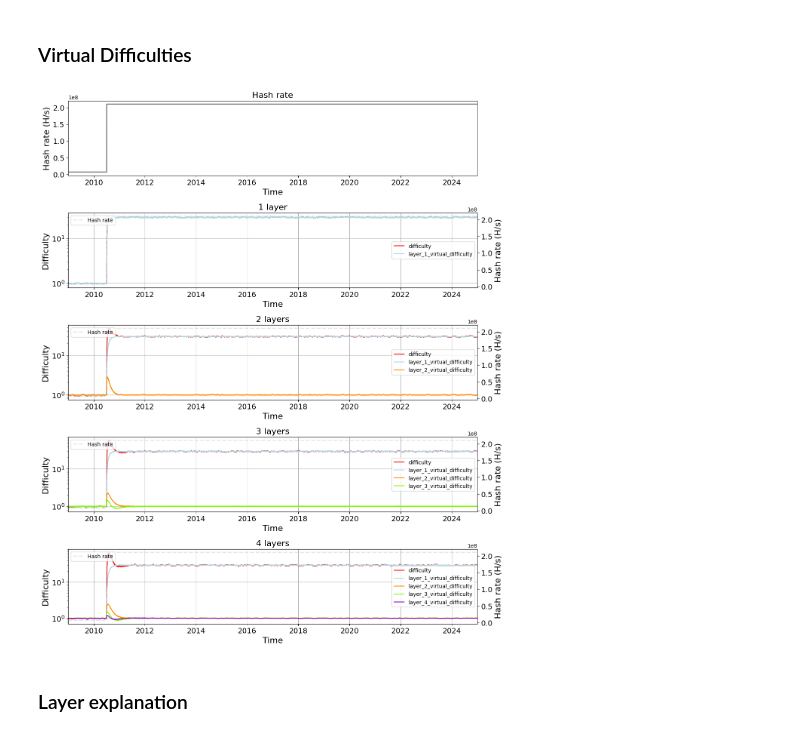
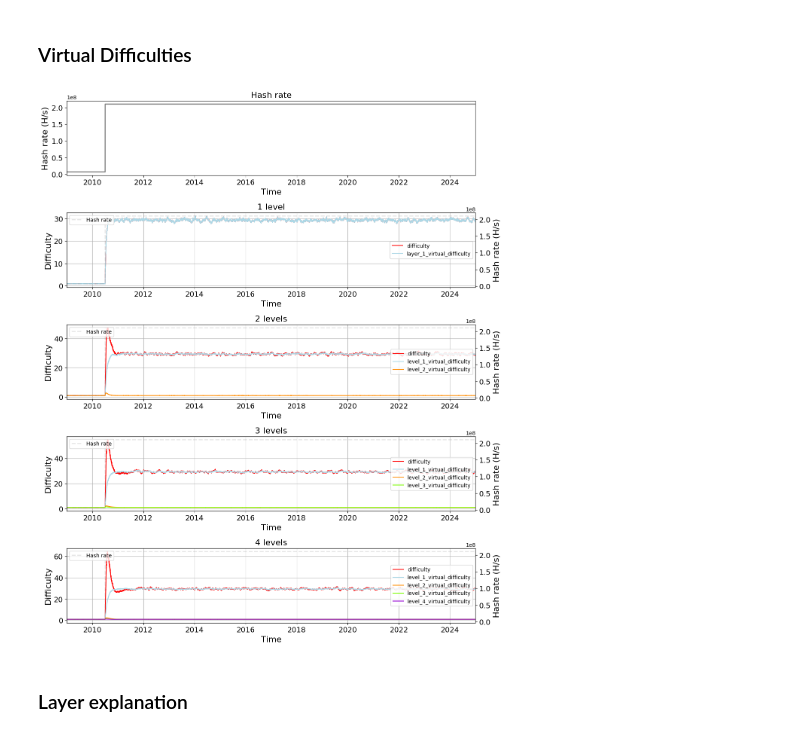
Before and after one commit to demKyr/BCH-DAA-2, a Jupyter notebook: visualisation_final.ipynb, the cells around one changed output. Saved outputs shown, nothing was run; the diff lists cells and outputs as text; code cells hidden in the pictures.

```diff
--- a/visualisation_final.ipynb
+++ b/visualisation_final.ipynb
@@ -352,10 +360,10 @@ ax2_2 = axs[2].twinx()
 ax2_3 = axs[3].twinx()
 ax2_4 = axs[4].twinx()
 
-axs[1].set_yscale('log')
+# axs[1].set_yscale('log')
 axs[1].plot(df_1_layer['median_time'], df_1_layer['difficulty'], color='red', label='difficulty')
 axs[1].plot(df_1_layer['median_time'], df_1_layer['layer_1_virtual_difficulty'], color='lightblue', label='layer_1_virtual_difficulty')
-axs[1].set_title('1 layer', fontsize=16)
+axs[1].set_title('1 level', fontsize=16)
 axs[1].set_xlabel('Time', fontsize=16)
 axs[1].set_ylabel('Difficulty', fontsize=16)
 axs[1].tick_params(axis='both', which='major', labelsize=14)
@@ -370,11 +378,11 @@ ax2_1.legend(loc='upper left')
 # axs[1].set_ylim(-1, pow(10,3)) # changes the scale of the y-axis
 # ax2_1.set_ylim(-1, pow(10,10)) # changes the scale of the y-axis
 
-axs[2].set_yscale('log')
+# axs[2].set_yscale('log')
 axs[2].plot(df_2_layer['median_time'], df_2_layer['difficulty'], color='red', label='difficulty')
-axs[2].plot(df_2_layer['median_time'], df_2_layer['layer_1_virtual_difficulty'], color='lightblue', label='layer_1_virtual_difficulty')
-axs[2].plot(df_2_layer['median_time'], df_2_layer['layer_2_virtual_difficulty'], color='darkorange', label='layer_2_virtual_difficulty')
-axs[2].set_title('2 layers', fontsize=16)
+axs[2].plot(df_2_layer['median_time'], df_2_layer['layer_1_virtual_difficulty'], color='lightblue', label='level_1_virtual_difficulty')
+axs[2].plot(df_2_layer['median_time'], df_2_layer['layer_2_virtual_difficulty'], color='darkorange', label='level_2_virtual_difficulty')
+axs[2].set_title('2 levels', fontsize=16)
 axs[2].set_xlabel('Time', fontsize=16)
 axs[2].set_ylabel('Difficulty', fontsize=16)
 axs[2].tick_params(axis='both', which='major', labelsize=14)
@@ -389,51 +397,51 @@ ax2_2.legend(loc='upper left')
 # axs[2].set_ylim(-1, pow(10,3)) # changes the scale of the y-axis
 # ax2_2.set_ylim(-1, pow(10,10)) # changes the scale of the y-axis
 
-axs[3].set_yscale('log')
+# axs[3].set_yscale('log')
 axs[3].plot(df_3_layer['median_time'], df_3_layer['difficulty'], color='red', label='difficulty')
-axs[3].plot(df_3_layer['median_time'], df_3_layer['layer_1_virtual_difficulty'], color='lightblue', label='layer_1_virtual_difficulty')
-axs[3].plot(df_3_layer['median_time'], df_3_layer['layer_2_virtual_difficulty'], color='darkorange', label='layer_2_virtual_difficulty')
-axs[3].plot(df_3_layer['median_time'], df_3_layer['layer_3_virtual_difficulty'], color='lawngreen', label='layer_3_virtual_difficulty')
-axs[3].set_title('3 layers', fontsize=16)
+axs[3].plot(df_3_layer['median_time'], df_3_layer['layer_1_virtual_difficulty'], color='lightblue', label='level_1_virtual_difficulty')
+axs[3].plot(df_3_layer['median_time'], df_3_layer['layer_2_virtual_difficulty'], color='darkorange', label='level_2_virtual_difficulty')
+axs[3].plot(df_3_layer['median_time'], df_3_layer['layer_3_virtual_difficulty'], color='lawngreen', label='level_3_virtual_difficulty')
+axs[3].set_title('3 levels', fontsize=16)
 axs[3].set_xlabel('Time', fontsize=16)
 axs[3].set_ylabel('Difficulty', fontsize=16)
 axs[3].tick_params(axis='both', which='major', labelsize=14)
 axs[3].legend(loc='center right')
 axs[3].grid()
 axs[3].set_xlim(start_date, end_date)
 # axs[2].set_ylim(-100, 15) # changes the scale of the y-axis
 ax2_3.plot(df_3_layer['median_time'], df_3_layer['real_hash_rate'], color='gray', label='Hash rate', linestyle='--', alpha=0.2, linewidth=2)
 ax2_3.set_ylabel('Hash rate (H/s)', fontsize=16)
 ax2_3.tick_params(axis='both', which='major', labelsize=14)
 ax2_3.legend(loc='upper left')
 # axs[3].set_ylim(-1, pow(10,3)) # changes the scale of the y-axis
 # ax2_3.set_ylim(-1, pow(10,10)) # changes the scale of the y-axis
 
-axs[4].set_yscale('log')
+# axs[4].set_yscale('log')
 axs[4].plot(df_4_layer['median_time'], df_4_layer['difficulty'], color='red', label='difficulty')
-axs[4].plot(df_4_layer['median_time'], df_4_layer['layer_1_virtual_difficulty'], color='lightblue', label='layer_1_virtual_difficulty')
-axs[4].plot(df_4_layer['median_time'], df_4_layer['layer_2_virtual_difficulty'], color='darkorange', label='layer_2_virtual_difficulty')
-axs[4].plot(df_4_layer['median_time'], df_4_layer['layer_3_virtual_difficulty'], color='lawngreen', label='layer_3_virtual_difficulty')
-axs[4].plot(df_4_layer['median_time'], df_4_layer['layer_4_virtual_difficulty'], color='darkviolet', label='layer_4_virtual_difficulty')
-axs[4].set_title('4 layers', fontsize=16)
+axs[4].plot(df_4_layer['median_time'], df_4_layer['layer_1_virtual_difficulty'], color='lightblue', label='level_1_virtual_difficulty')
+axs[4].plot(df_4_layer['median_time'], df_4_layer['layer_2_virtual_difficulty'], color='darkorange', label='level_2_virtual_difficulty')
+axs[4].plot(df_4_layer['median_time'], df_4_layer['layer_3_virtual_difficulty'], color='lawngreen', label='level_3_virtual_difficulty')
+axs[4].plot(df_4_layer['median_time'], df_4_layer['layer_4_virtual_difficulty'], color='darkviolet', label='level_4_virtual_difficulty')
+axs[4].set_title('4 levels', fontsize=16)
 axs[4].set_xlabel('Time', fontsize=16)
 axs[4].set_ylabel('Difficulty', fontsize=16)
 axs[4].tick_params(axis='both', which='major', labelsize=14)
 axs[4].legend(loc='center right')
 axs[4].grid()
 axs[4].set_xlim(start_date, end_date)
 # axs[4].set_ylim(-100, 15) # changes the scale of the y-axis
 ax2_4.plot(df_4_layer['median_time'], df_4_layer['real_hash_rate'], color='gray', label='Hash rate', linestyle='--', alpha=0.2, linewidth=2)
 ax2_4.set_ylabel('Hash rate (H/s)', fontsize=16)
 ax2_4.tick_params(axis='both', which='major', labelsize=14)
 ax2_4.legend(loc='upper left')
 # axs[4].set_ylim(-1, pow(10,3)) # changes the scale of the y-axis
 # ax2_4.set_ylim(-1, pow(10,10)) # changes the scale of the y-axis
 
 plt.subplots_adjust(hspace=0.5)
 plt.show()
 # %% [output]
-[figure, old version]
+[figure, new version]
 # %% [markdown]
 ### Layer explanation
 # %%
```
Also changed, not shown: parts of 9 cells of this notebook, 3 other files.
